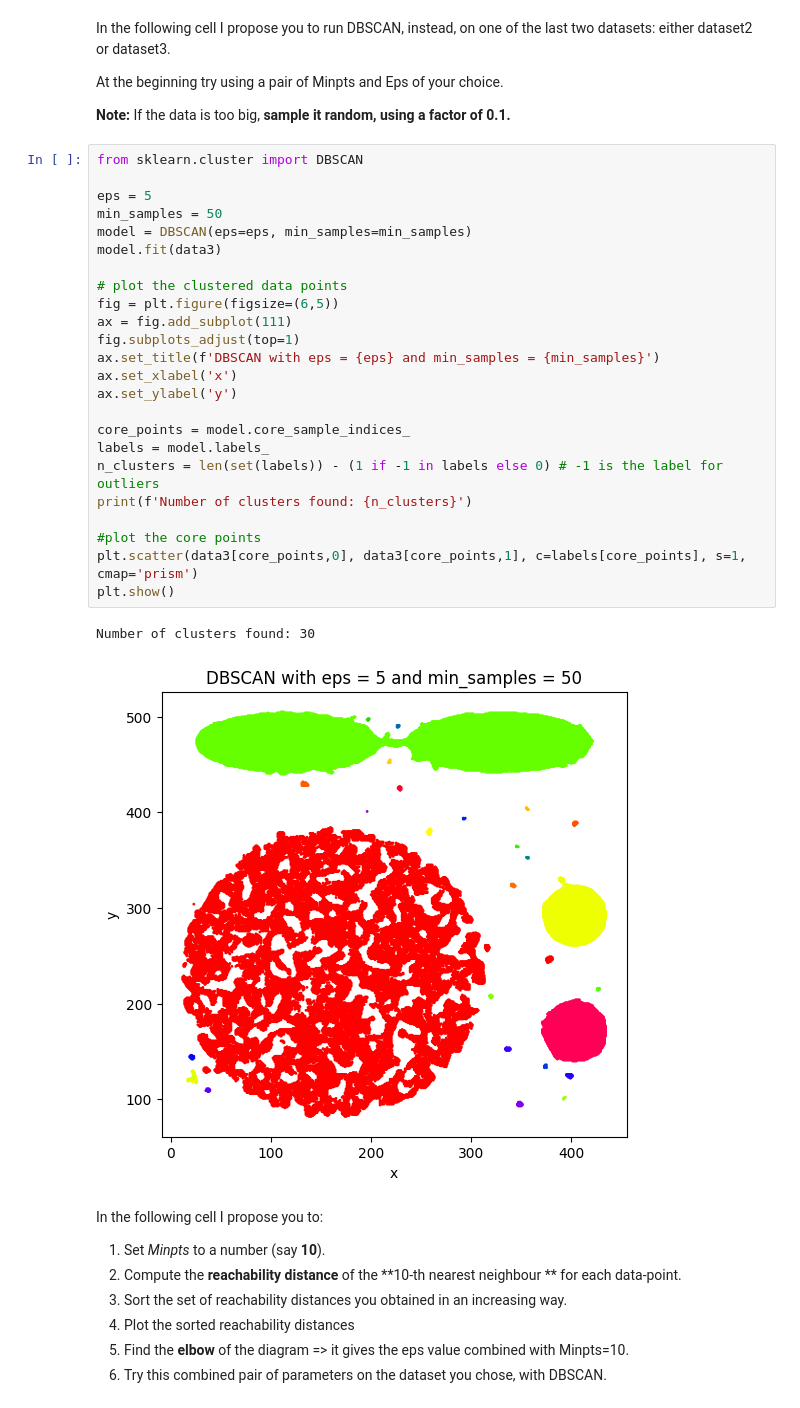
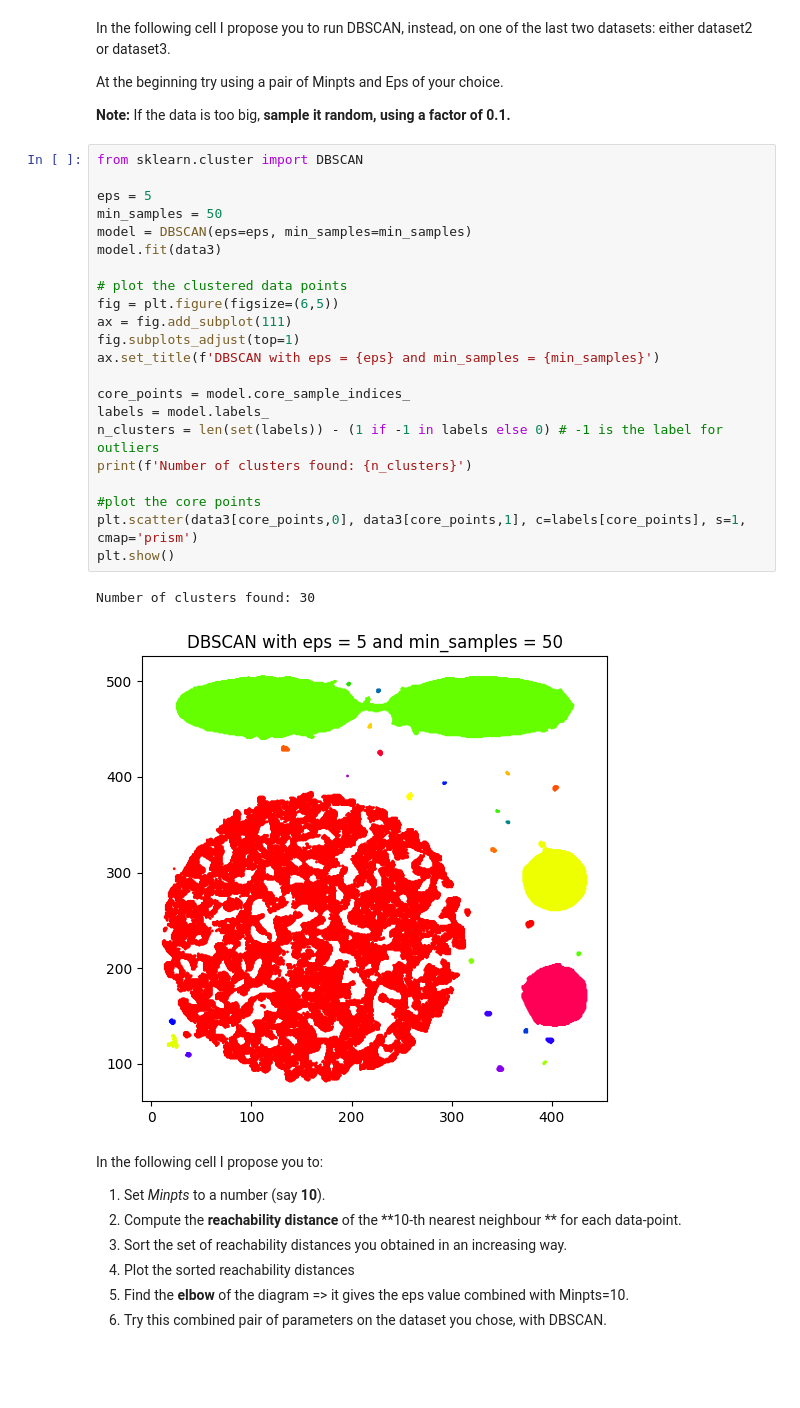
Before and after one commit to jakbtg/AAUT, a Jupyter notebook: Meo/3-clustering_copy_for_students_aa_22_23.ipynb, the cells around one changed output. Cells and saved outputs as stored; diff of their text form; blank space fills up the shorter version.

```diff
--- a/Meo/3-clustering_copy_for_students_aa_22_23.ipynb
+++ b/Meo/3-clustering_copy_for_students_aa_22_23.ipynb
@@ -314,30 +314,28 @@ If the data is too big, **sample it random, using a factor of 0.1.**
 # %%
 from sklearn.cluster import DBSCAN
 
 eps = 5
 min_samples = 50
 model = DBSCAN(eps=eps, min_samples=min_samples)
 model.fit(data3)
 
 # plot the clustered data points
 fig = plt.figure(figsize=(6,5))
 ax = fig.add_subplot(111)
 fig.subplots_adjust(top=1)
 ax.set_title(f'DBSCAN with eps = {eps} and min_samples = {min_samples}')
-ax.set_xlabel('x')
-ax.set_ylabel('y')
 
 core_points = model.core_sample_indices_
 labels = model.labels_
 n_clusters = len(set(labels)) - (1 if -1 in labels else 0) # -1 is the label for outliers
 print(f'Number of clusters found: {n_clusters}')
 
 #plot the core points
 plt.scatter(data3[core_points,0], data3[core_points,1], c=labels[core_points], s=1, cmap='prism')
 plt.show()
 # %% [output]
 Number of clusters found: 30
-[figure, old version]
+[figure, new version]
 # %% [markdown]
 In the following cell I propose you to:
 
```
Also changed, not shown: parts of 2 cells of this notebook.
